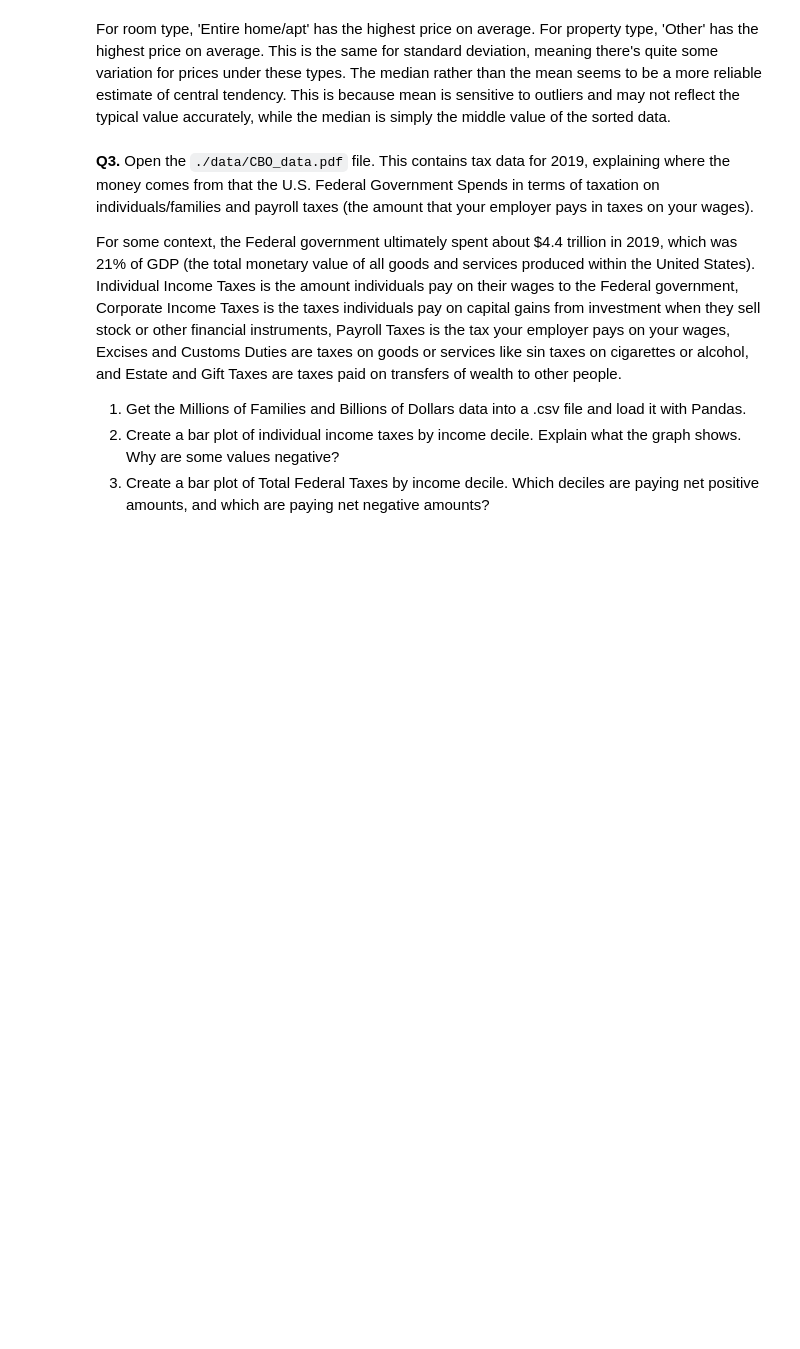
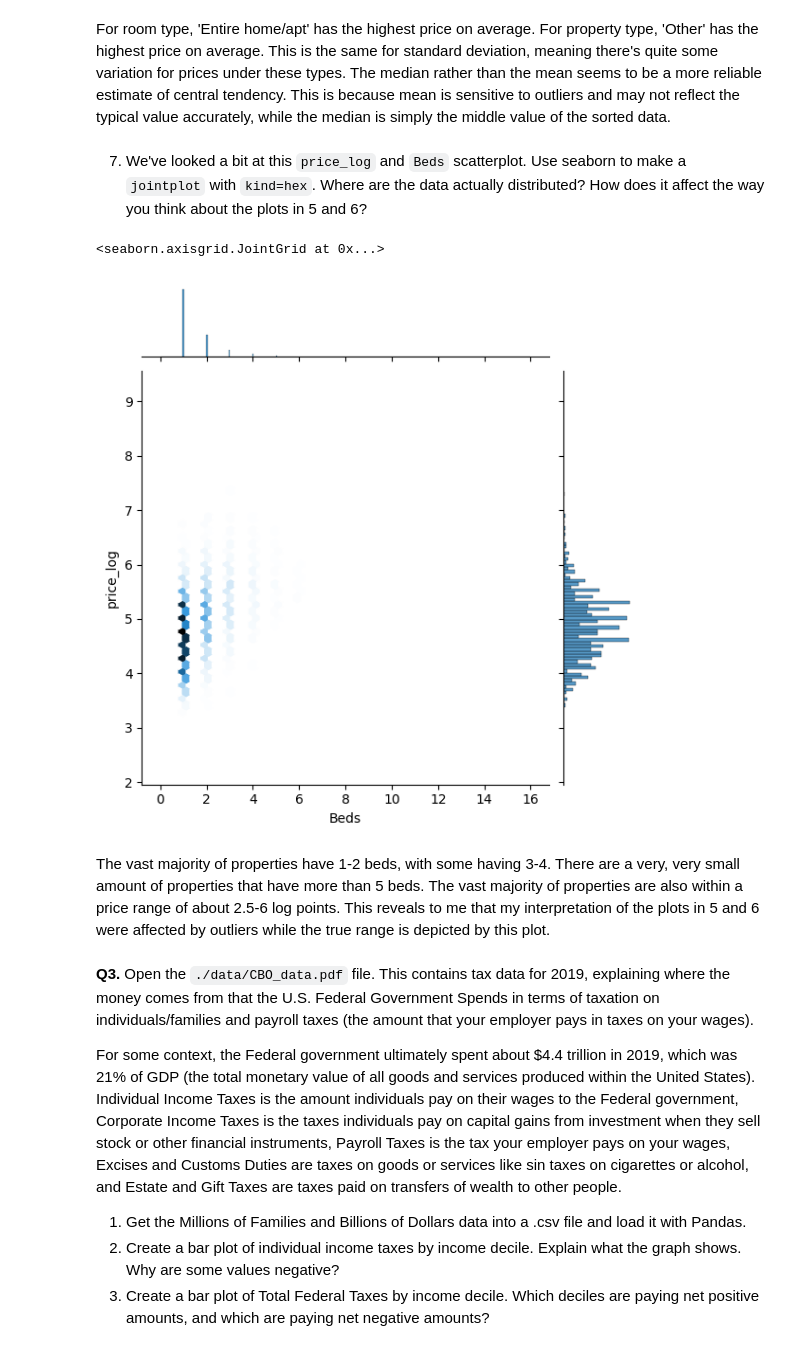
Before and after one commit to fourchain40/visualization, a Jupyter notebook: assignment/assignment.ipynb, the cells around one changed output. Cells and saved outputs as stored; diff of their text form; code cells hidden in the pictures; blank space fills up the shorter version.

```diff
--- a/assignment/assignment.ipynb
+++ b/assignment/assignment.ipynb
@@ -217,6 +211,15 @@ df.loc[:,[group,variable]].groupby(group).describe()
 | Villa | 8.0 | 328.000000 | 479.888975 | 60.0 | 107.50 | 187.5 | 224.75 | 1500.0 |
 # %% [markdown]
 For room type, 'Entire home/apt' has the highest price on average. For property type, 'Other' has the highest price on average. This is the same for standard deviation, meaning there's quite some variation for prices under these types. The median rather than the mean seems to be a more reliable estimate of central tendency. This is because mean is sensitive to outliers and may not reflect the typical value accurately, while the median is simply the middle value of the sorted data.
+# %% [markdown]
+7. We've looked a bit at this `price_log` and `Beds` scatterplot. Use seaborn to make a `jointplot` with `kind=hex`. Where are the data actually distributed? How does it affect the way you think about the plots in 5 and 6?
+# %%
+sns.jointplot(data=df,x='Beds',y='price_log',kind='hex')
+# %% [output]
+<seaborn.axisgrid.JointGrid at 0x...>
+[figure, added]
+# %% [markdown]
+The vast majority of properties have 1-2 beds, with some having 3-4. There are a very, very small amount of properties that have more than 5 beds. The vast majority of properties are also within a price range of about 2.5-6 log points. This reveals to me that my interpretation of the plots in 5 and 6 were affected by outliers while the true range is depicted by this plot.
 # %% [markdown]
 **Q3.** Open the `./data/CBO_data.pdf` file. This contains tax data for 2019, explaining where the money comes from that the U.S. Federal Government Spends in terms of taxation on individuals/families and payroll taxes (the amount that your employer pays in taxes on your wages).
 
```
Also changed, not shown: parts of 1 cell of this notebook.
